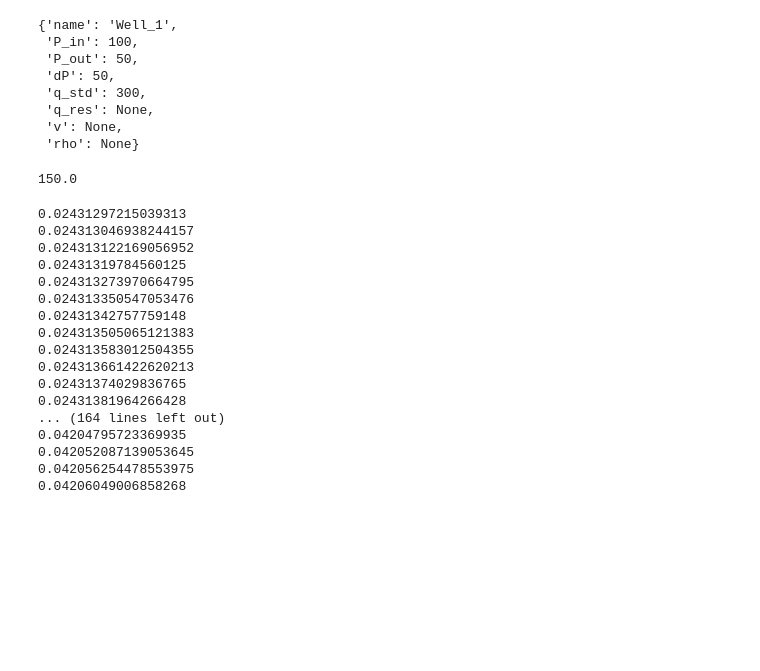
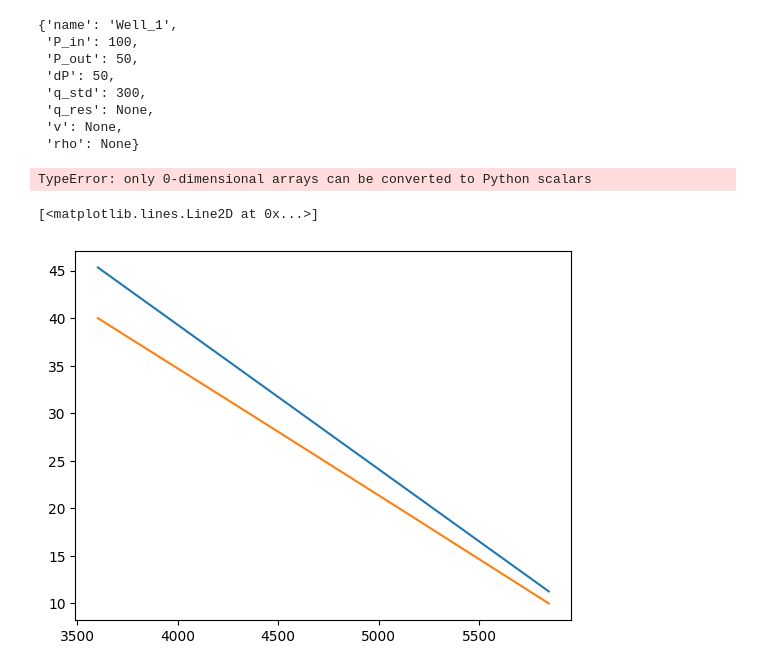
Before and after one commit to Rexihs/HomeWork, a Jupyter notebook: курсовая.ipynb, the cells around one changed output. Drawn from its saved outputs; the diff is of its cells as text; code cells hidden in the pictures; blank space fills up the shorter version.

```diff
--- a/курсовая.ipynb
+++ b/курсовая.ipynb
@@ -18,10 +19,10 @@ with open('interp_data.csv', 'r', encoding='utf-8') as file:
 # Инициализация классов для расчёта
 
 # Свойства флюида
-rho_c = 0.6799  # TODO: ваше значение плотности
-xa = 0.4319     # TODO: ваша мольная доля азота
-xy = 0.2912     # TODO: ваша мольная доля CO₂
-M = 16.36      # TODO: ваша молярная масса
+rho_c = 0.6799  # значение плотности
+xa = 0.4319     # мольная доля азота
+xy = 0.2912     # мольная доля CO₂
+M = 16.36       # молярная масса
 
 # Свойства плата
 pres = 100 # атм
@@ -39,13 +40,14 @@ D_nkt = 0.062 # м
 D = 0.1 # м
 L = 2000 # м, длина по стволу
 roughness = 0.000046 # м
-vertical_depth = 1800 # м
+vertical_depth = 2000 # м
 
 
 fluid = Fluid(M=M, rho_c=rho_c, xa=xa, xy=xy, T=300, file_PVT=file_PVT)
 resprops = ResProps(pres, vol, temp)
 reservoir = Reservoir(resprops, fluid)
 wellbore = Pipe(L,D,roughness,fluid,vertical_depth)
+line_pipe = Pipe(L,D,roughness,fluid,0)
 well = Well(fluid,k,h,re,rw,wellbore)
 # %%
 well_name = 'Well_1'
@@ -66,36 +68,21 @@ compressor = DCS(CR=1.5, P_line=100, q_ext=0)
-# %%
-compressor.P_in()
-# %% [output]
-150.0
 # %%
 well_state = NodeState(well_name, [], [], [], [], None, None, None)
-Press_THP = 70
 
-for i in range(1, 10):
+for i in range(1, 5):
     BHP = i*10
     q = well.q(resprops.P, BHP)
-    BHP_i = well.bhp(BHP, q)
+    BHP_i = well.bhp(float(BHP), q)
     q = well.q(resprops.P, BHP_i)
 
     well_state.q_std.append(q)
+    well_state.P_in.append(BHP_i)
+    well_state.P_out.append(BHP)
 # %% [output]
-0.02431297215039313
-0.024313046938244157
-0.024313122169056952
-0.02431319784560125
-0.024313273970664795
-0.024313350547053476
-0.02431342757759148
-0.024313505065121383
-0.024313583012504355
-0.024313661422620213
-0.02431374029836765
-0.02431381964266428
-... (164 lines left out)
-0.04204795723369935
-0.042052087139053645
-0.042056254478553975
-0.04206049006858268
+TypeError: only 0-dimensional arrays can be converted to Python scalars
 # %%
-plt.plot(well_state.q_std, well_state.q)
-plt.xlabel('Давление, атм')
+plt.plot(well_state.q_std, well_state.P_in, label='P_in')
+plt.plot(well_state.q_std, well_state.P_out, label='P_out')
+# plt.xlabel('Давление, атм')
+# %% [output]
+[<matplotlib.lines.Line2D at 0x...>]
+[figure, added]
```
Also changed, not shown: parts of 6 cells of this notebook.
